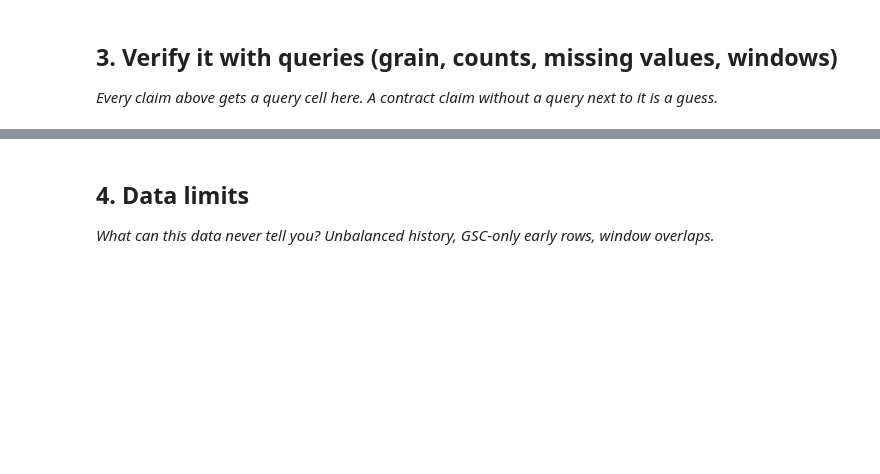
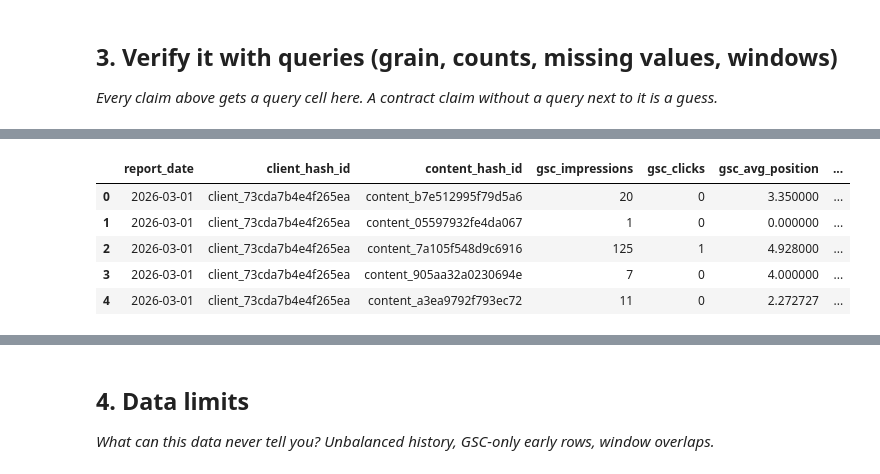
Before and after one commit to Swaraj0204/flyrank-ml-internship, a Jupyter notebook: work/notebooks/w03_data_contract.ipynb, the cells around one changed output, grey strips where cells are left out. Cells and saved outputs as stored; diff of their text form; code cells hidden in the pictures; blank space fills up the shorter version.

```diff
--- a/work/notebooks/w03_data_contract.ipynb
+++ b/work/notebooks/w03_data_contract.ipynb
@@ -29,0 +196,8 @@ This skeleton is yours to fill. Work the sections **in order** — each one has
+# %%
+# QUERY 2: Verify row count and date span
+
+march_df["report_date"] = pd.to_datetime(march_df["report_date"])
+
+print("March row count:", len(march_df))
+print("First report date:", march_df["report_date"].min())
+print("Last report date:", march_df["report_date"].max())
@@ -29,0 +228,37 @@ This skeleton is yours to fill. Work the sections **in order** — each one has
+# %%
+# Build five candidate features for March 2026
+
+features_df = march_df[
+    [
+        "report_date",
+        "client_hash_id",
+        "content_hash_id",
+        "gsc_impressions",
+        "gsc_clicks",
+        "gsc_avg_position",
+        "ga4_pageviews",
+        "ga4_sessions",
+    ]
+].copy()
+
+# Five features
+features_df["day_of_month"] = features_df["report_date"].dt.day
+features_df["day_of_week"] = features_df["report_date"].dt.dayofweek
+features_df["log_impressions"] = __import__("numpy").log1p(
+    features_df["gsc_impressions"].clip(lower=0)
+)
+features_df["log_clicks"] = __import__("numpy").log1p(
+    features_df["gsc_clicks"].clip(lower=0)
+)
+features_df["log_sessions"] = __import__("numpy").log1p(
+    features_df["ga4_sessions"].clip(lower=0)
+)
+
+display(features_df.head())
+# %% [output]
+|  | report_date | client_hash_id | content_hash_id | gsc_impressions | gsc_clicks | gsc_avg_position | ... |
+| 0 | 2026-03-01 | client_73cda7b4e4f265ea | content_b7e512995f79d5a6 | 20 | 0 | 3.350000 | ... |
+| 1 | 2026-03-01 | client_73cda7b4e4f265ea | content_05597932fe4da067 | 1 | 0 | 0.000000 | ... |
+| 2 | 2026-03-01 | client_73cda7b4e4f265ea | content_7a105f548d9c6916 | 125 | 1 | 4.928000 | ... |
+| 3 | 2026-03-01 | client_73cda7b4e4f265ea | content_905aa32a0230694e | 7 | 0 | 4.000000 | ... |
+| 4 | 2026-03-01 | client_73cda7b4e4f265ea | content_a3ea9792f793ec72 | 11 | 0 | 2.272727 | ... |
```
Also changed, not shown: parts of 20 cells of this notebook.
